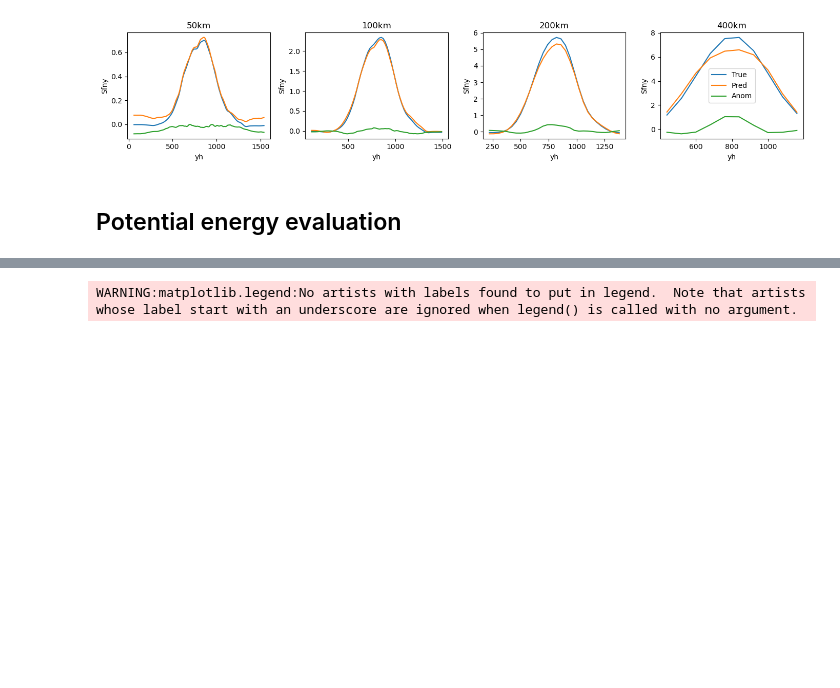
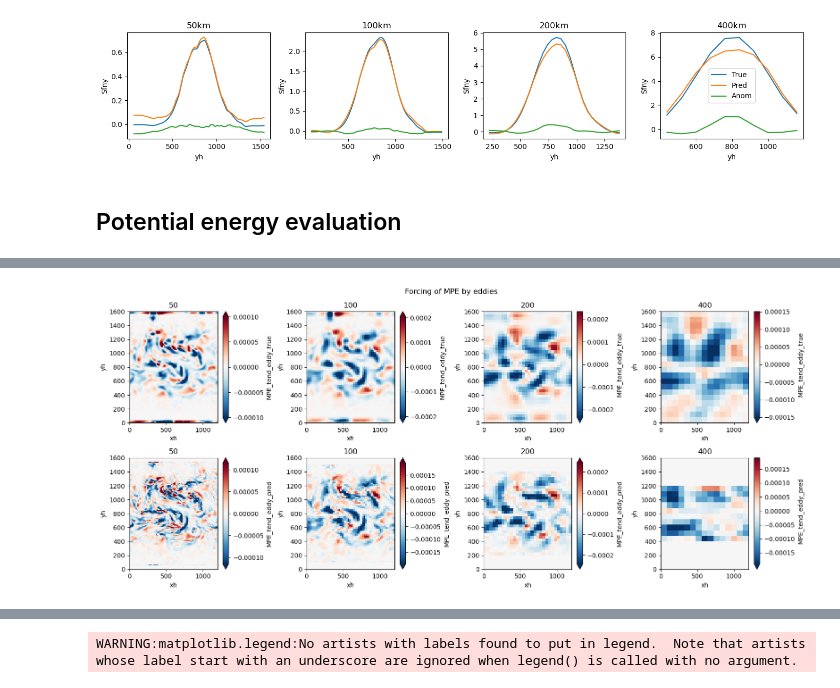
Before and after one commit to dhruvbalwada/mesoscale_buoyancy_param_ML, a Jupyter notebook: offline_analysis/data_MOM6p2l_ML_MOM6_P2L_all.ipynb, the cells around one changed output, grey strips where cells are left out. Cells and saved outputs as stored; diff of their text form; code cells hidden in the pictures; blank space fills up the shorter version.

```diff
--- a/offline_analysis/data_MOM6p2l_ML_MOM6_P2L_all.ipynb
+++ b/offline_analysis/data_MOM6p2l_ML_MOM6_P2L_all.ipynb
@@ -218,0 +214,17 @@ plt.legend()
+# %%
+plt.figure(figsize=(16, 7))
+
+for i, L in enumerate(Lkeys):
+    plt.subplot(2,4,i+1)
+    PE_dic[L].MPE_tend_eddy_true.isel(Time=-1).plot(robust=True)
+    plt.title(L)
+
+    plt.subplot(2,4,(i+1) +4 )
+    PE_dic[L].MPE_tend_eddy_pred.isel(Time=-1).plot(robust=True)
+    plt.title(L)
+
+
+plt.suptitle('Forcing of MPE by eddies')
+plt.tight_layout()
+# %% [output]
+[figure, added]
```
Also changed, not shown: parts of 13 cells of this notebook, 3 other files.
